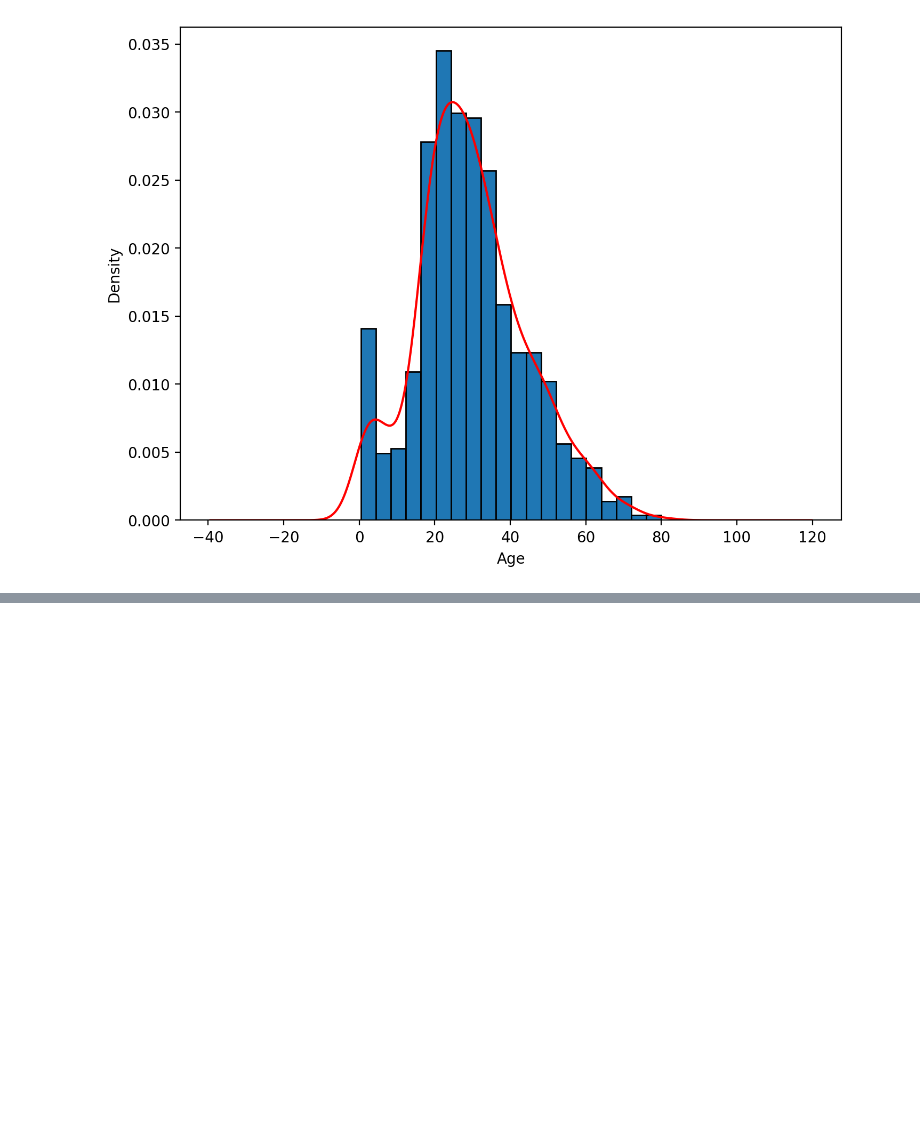
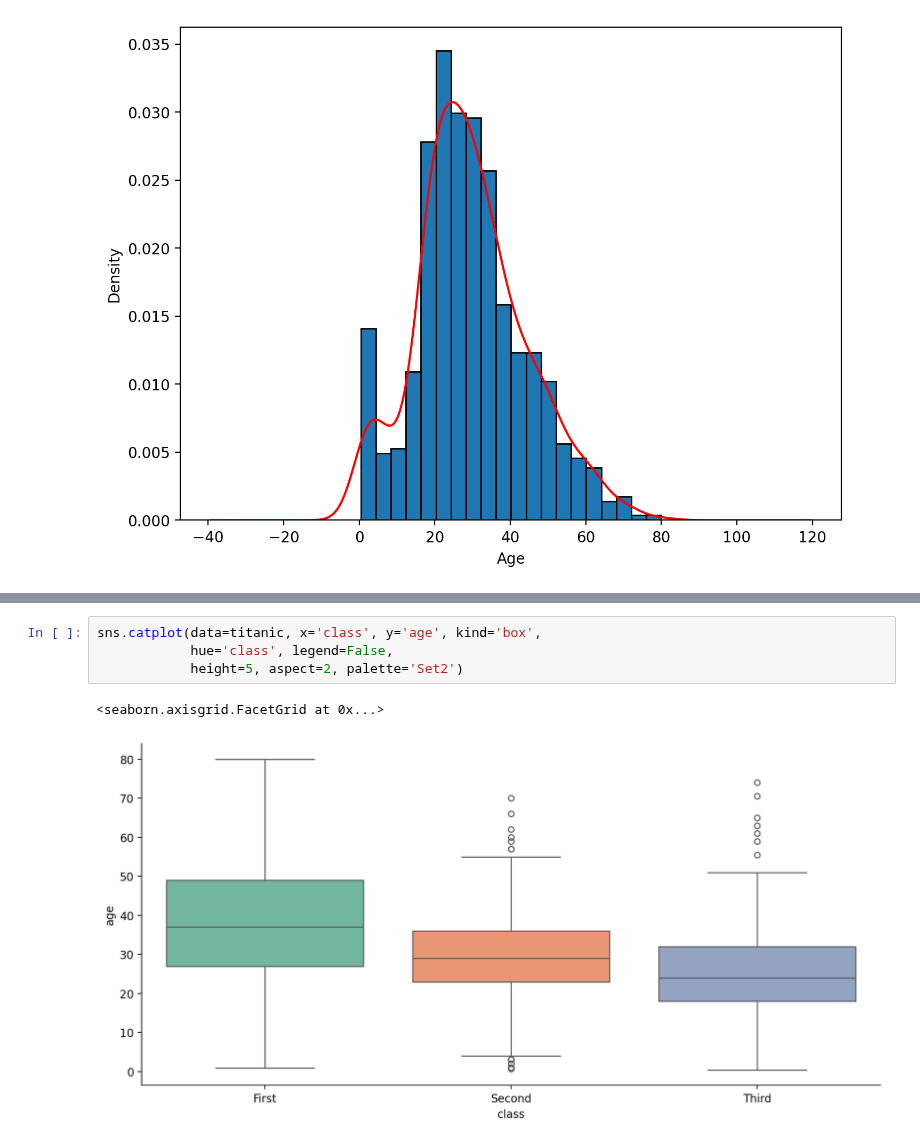
Before and after one commit to arashniroomand/MachineLearning, a Jupyter notebook: Practical_MasterClass/LogisticRegression/LogisitcRegression.ipynb, the cells around one changed output, grey strips where cells are left out. Saved outputs shown, nothing was run; the diff lists cells and outputs as text; blank space fills up the shorter version.

```diff
--- a/Practical_MasterClass/LogisticRegression/LogisitcRegression.ipynb
+++ b/Practical_MasterClass/LogisticRegression/LogisitcRegression.ipynb
@@ -82,0 +126,7 @@ Text(0.5, 0, 'Age')
+# %%
+sns.catplot(data=titanic, x='class', y='age', kind='box',
+            hue='class', legend=False,
+            height=5, aspect=2, palette='Set2')
+# %% [output]
+<seaborn.axisgrid.FacetGrid at 0x...>
+[figure, added]
```
Also changed, not shown: parts of 8 cells of this notebook.
